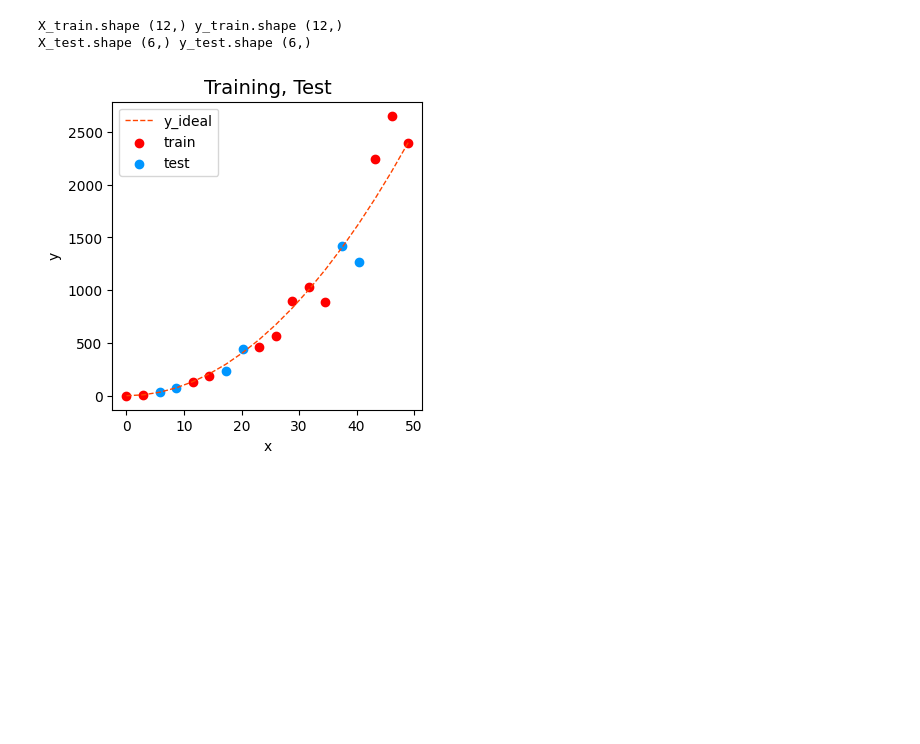
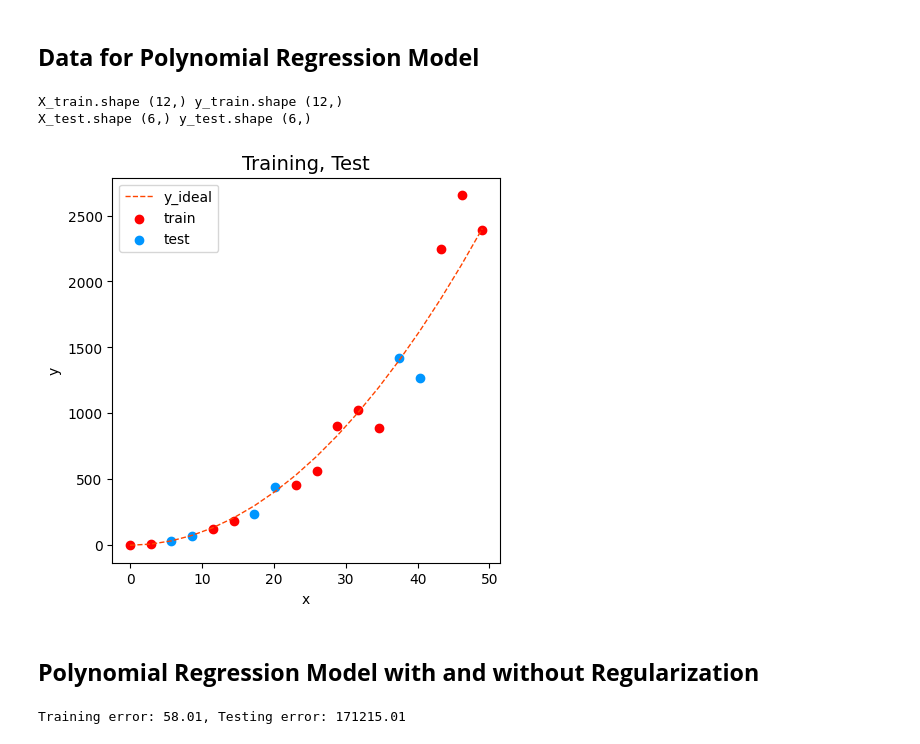
Before and after one commit to SaiVenkatesh007/Regularized-Neural-Network, a Jupyter notebook: code.ipynb, the cells around one changed output. Saved outputs shown, nothing was run; the diff lists cells and outputs as text; code cells hidden in the pictures; blank space fills up the shorter version.

Commit message:
Applied Polynomial Regression
Applied Polynomial Regression with degree 10 without regularization

```diff
--- a/code.ipynb
+++ b/code.ipynb
@@ -9,3 +9,5 @@ from utils import gen_data
+# %% [markdown]
+## **Data for Polynomial Regression Model**
 # %%
 X,y,x_ideal,y_ideal = gen_data(18, 2, 0.7)
 # %%
@@ -17,15 +19,17 @@ print("X_test.shape", X_test.shape, "y_test.shape", y_test.shape)
 X_train.shape (12,) y_train.shape (12,)
 X_test.shape (6,) y_test.shape (6,)
 # %%
-fig, ax = plt.subplots(1,1,figsize=(4,4))
+fig, ax = plt.subplots(1,1,figsize=(5,5))
 ax.plot(x_ideal, y_ideal, "--",color="orangered", label="y_ideal",lw=1)
 ax.set_title("Training, Test", fontsize=14)
 ax.set_xlabel("x")
 ax.set_ylabel("y")
 
 ax.scatter(X_train, y_train, color="red", label="train")
 ax.scatter(X_test, y_test, color='#0096ff', label='test')
 ax.legend(loc='upper left')
 plt.show()
 # %% [output]
-[figure, old version]
+[figure, new version]
+# %% [markdown]
+## **Polynomial Regression Model with and without Regularization**
@@ -31,0 +47,4 @@ plt.show()
+# %%
+print(f"Training error: {train_err:0.2f}, Testing error: {test_err:0.2f}")
+# %% [output]
+Training error: 58.01, Testing error: 171215.01
```
Also changed, not shown: parts of 6 cells of this notebook, 1 other file.
